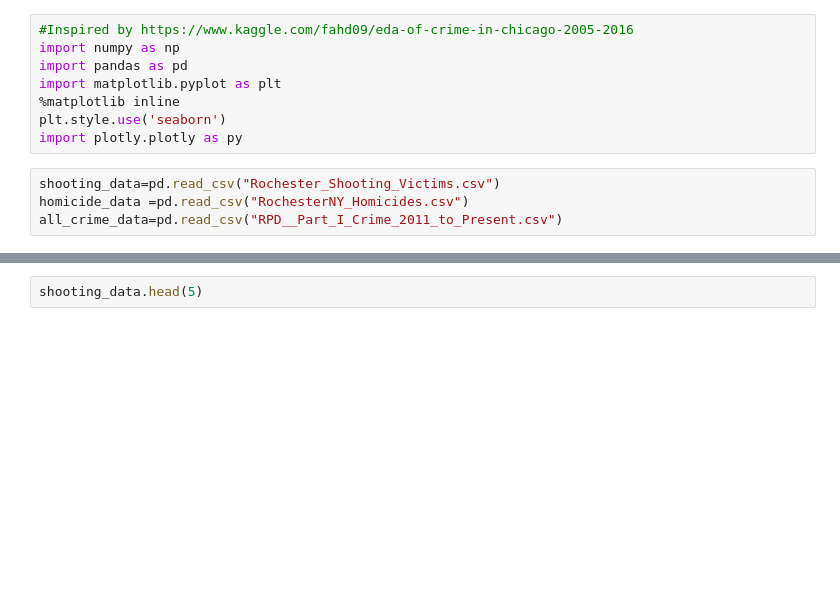
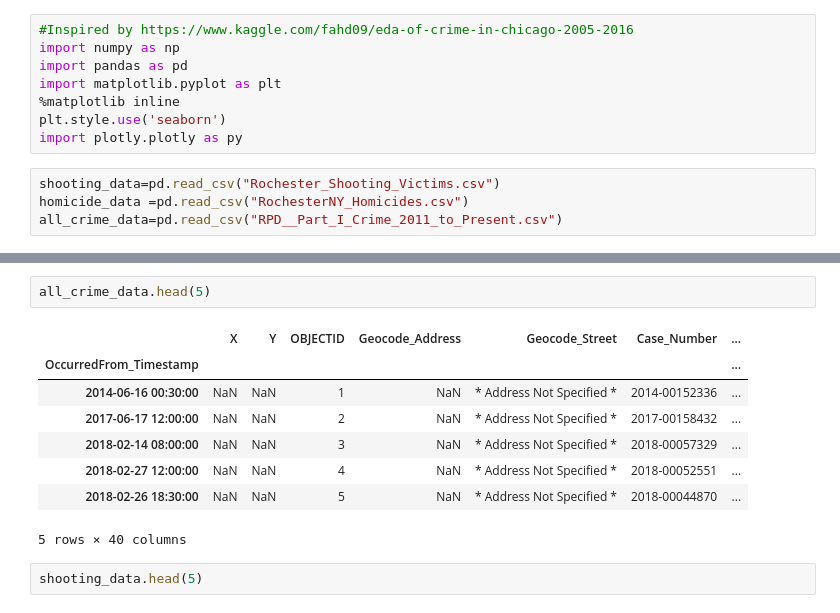
Before and after one commit to binshuangli/UPSTAT2018_RPDdata, a Jupyter notebook: EDA-extended.ipynb, the cells around one changed output, grey strips where cells are left out. Drawn from its saved outputs; the diff is of its cells as text; blank space fills up the shorter version.

```diff
--- a/EDA-extended.ipynb
+++ b/EDA-extended.ipynb
@@ -25,3 +13,14 @@ homicide_data.describe()
+# %%
+all_crime_data.head(5)
+# %% [output]
+|  | X | Y | OBJECTID | Geocode_Address | Geocode_Street | Case_Number | ... |
+| OccurredFrom_Timestamp |  |  |  |  |  |  | ... |
+| 2014-06-16 00:30:00 | NaN | NaN | 1 | NaN | * Address Not Specified * | 2014-00152336 | ... |
+| 2017-06-17 12:00:00 | NaN | NaN | 2 | NaN | * Address Not Specified * | 2017-00158432 | ... |
+| 2018-02-14 08:00:00 | NaN | NaN | 3 | NaN | * Address Not Specified * | 2018-00057329 | ... |
+| 2018-02-27 12:00:00 | NaN | NaN | 4 | NaN | * Address Not Specified * | 2018-00052551 | ... |
+| 2018-02-26 18:30:00 | NaN | NaN | 5 | NaN | * Address Not Specified * | 2018-00044870 | ... |
+5 rows × 40 columns
 # %%
 shooting_data.head(5)
 # %% [output]
```
Also changed, not shown: parts of 19 cells of this notebook.
